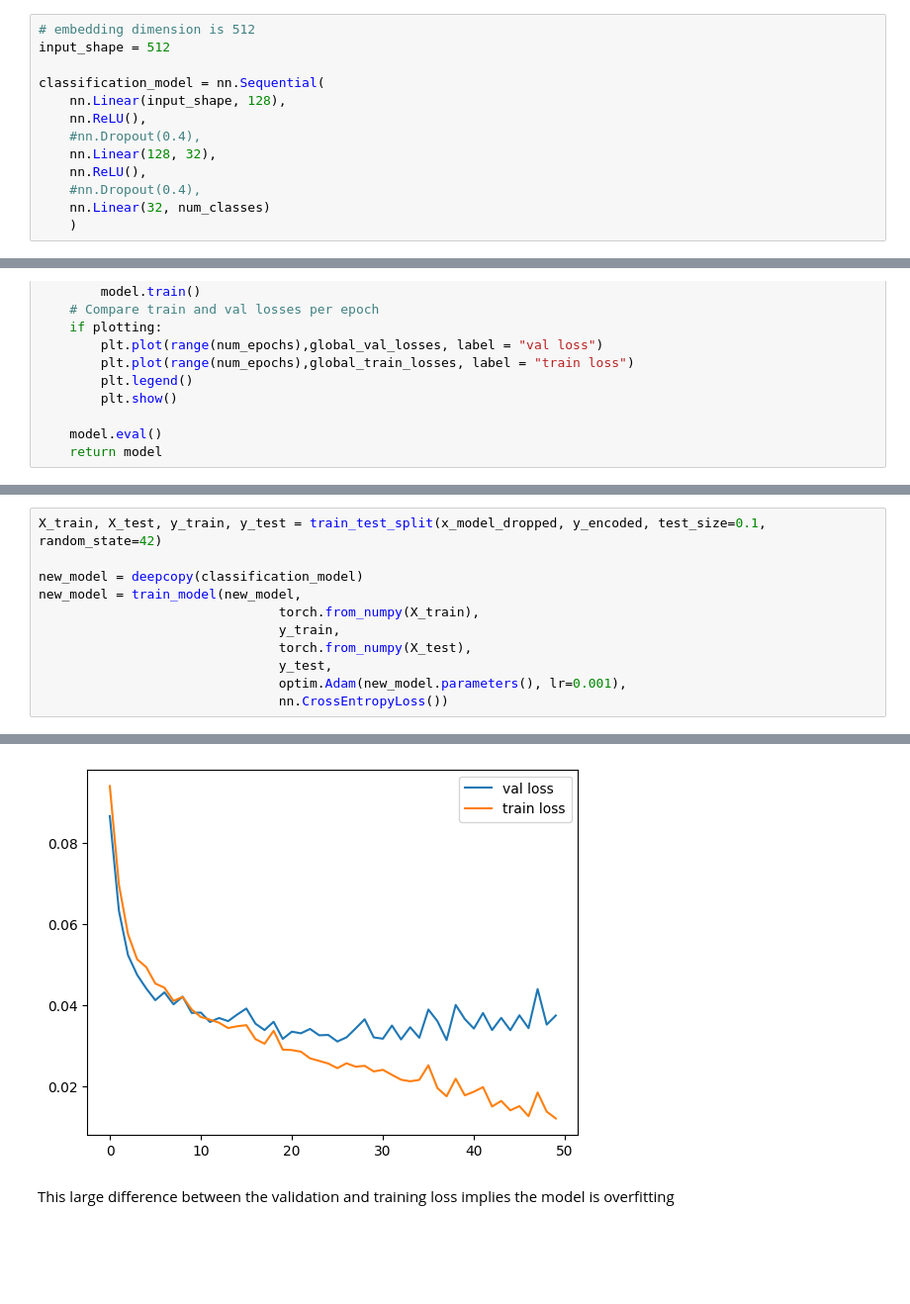
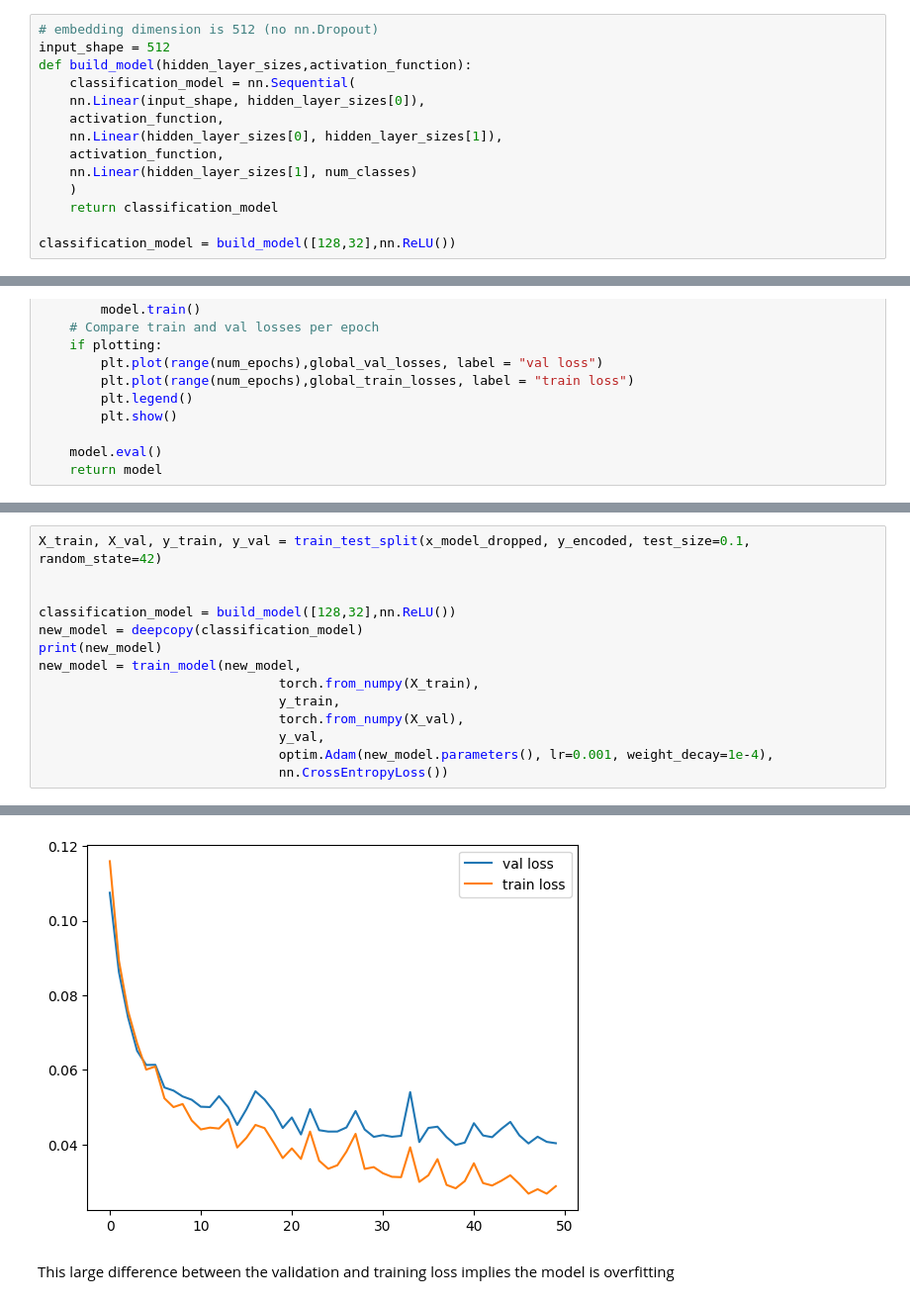
Before and after one commit to tom-jod/Helical_assesment, a Jupyter notebook: Assesment.ipynb, the cells around one changed output, grey strips where cells are left out. Shown at 99% size. Saved outputs shown, nothing was run; the diff lists cells and outputs as text; blank space fills up the shorter version.

```diff
--- a/Assesment.ipynb
+++ b/Assesment.ipynb
@@ -344,18 +274,19 @@ encoder = LabelEncoder()
 y_encoded = encoder.fit_transform(y)
 y_encoded = one_hot(torch.tensor(y_encoded),num_classes).float()
 # %%
-# embedding dimension is 512
+# embedding dimension is 512 (no nn.Dropout)
 input_shape = 512
+def build_model(hidden_layer_sizes,activation_function):
+    classification_model = nn.Sequential(
+    nn.Linear(input_shape, hidden_layer_sizes[0]),
+    activation_function,
+    nn.Linear(hidden_layer_sizes[0], hidden_layer_sizes[1]),
+    activation_function,
+    nn.Linear(hidden_layer_sizes[1], num_classes)
+    )
+    return classification_model
 
-classification_model = nn.Sequential(
-    nn.Linear(input_shape, 128),
-    nn.ReLU(),
-    #nn.Dropout(0.4),
-    nn.Linear(128, 32),
-    nn.ReLU(),
-    #nn.Dropout(0.4),
-    nn.Linear(32, num_classes)
-    )
+classification_model = build_model([128,32],nn.ReLU())
 # %%
 def train_model(model,
                 X_train,
@@ -430,12 +432,15 @@ def train_model(model,
 # %%
-X_train, X_test, y_train, y_test = train_test_split(x_model_dropped, y_encoded, test_size=0.1, random_state=42)
+X_train, X_val, y_train, y_val = train_test_split(x_model_dropped, y_encoded, test_size=0.1, random_state=42)
 
+
+classification_model = build_model([128,32],nn.ReLU())
 new_model = deepcopy(classification_model)
+print(new_model)
 new_model = train_model(new_model,
                                torch.from_numpy(X_train),
                                y_train,
-                               torch.from_numpy(X_test),
-                               y_test,
-                               optim.Adam(new_model.parameters(), lr=0.001),
+                               torch.from_numpy(X_val),
+                               y_val,
+                               optim.Adam(new_model.parameters(), lr=0.001, weight_decay=1e-4),
                                nn.CrossEntropyLoss())
 # %% [output]
@@ -459,3 +464,3 @@ Epoch 50, Validation Loss: 0.037442769788098164
-[figure, old version]
+[figure, new version]
 # %% [markdown]
 This large difference between the validation and training loss implies the model is overfitting
```
Also changed, not shown: parts of 27 cells of this notebook.
